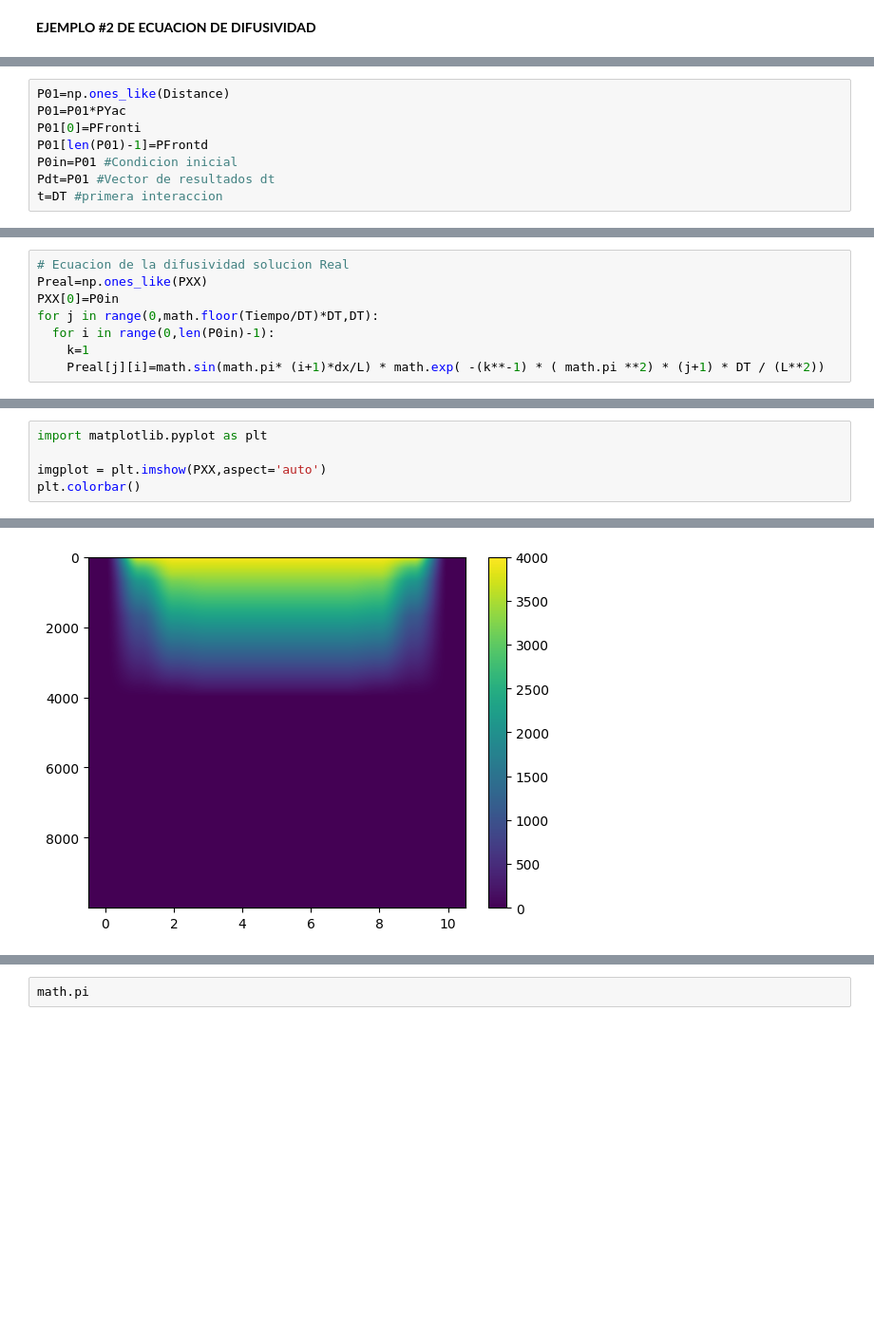
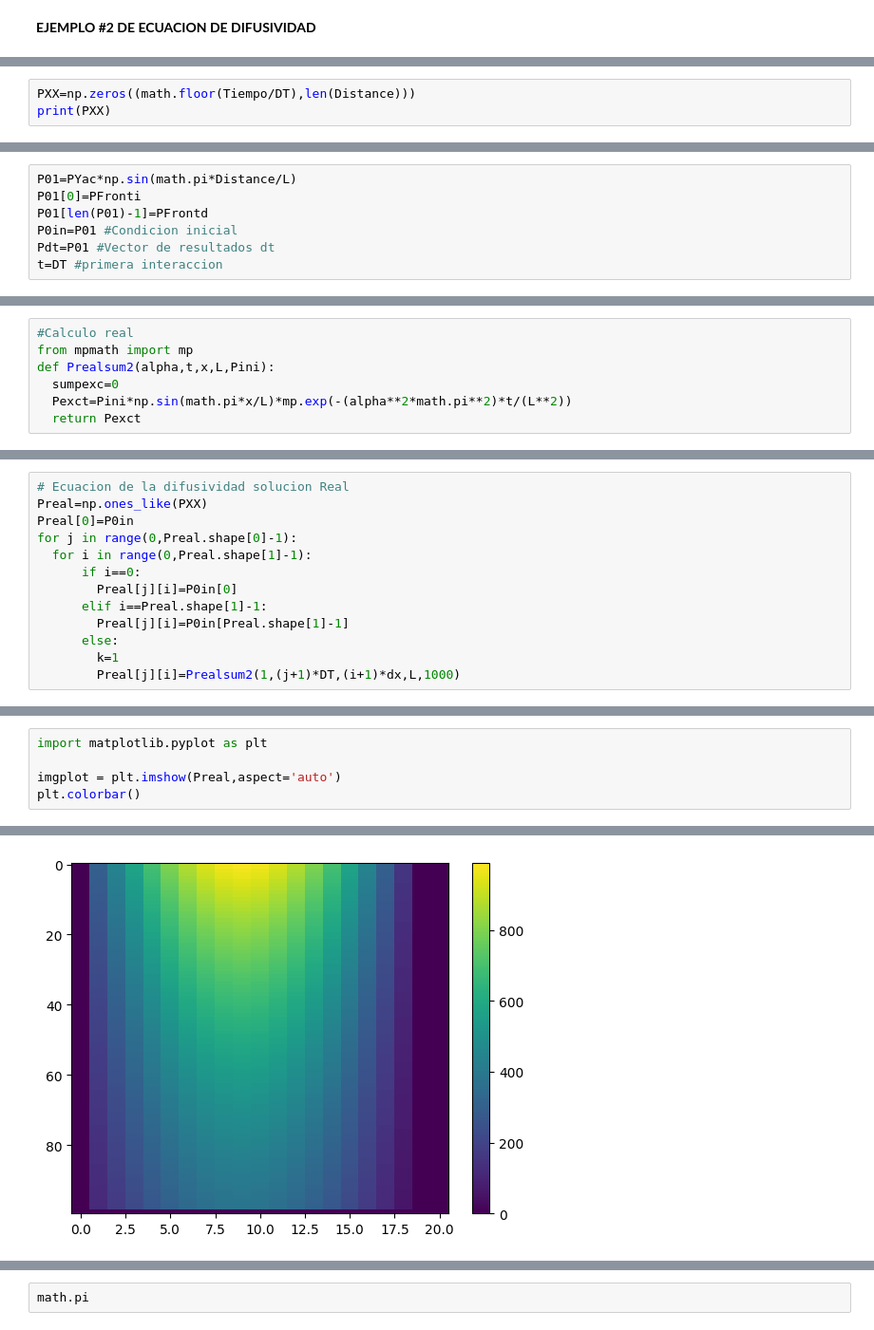
Before and after one commit to JorgeGalarza777/SIM_YAC_GALARZA_UPSE2023, a Jupyter notebook: EJERCICIOYACIMIENTO1.ipynb, the cells around one changed output, grey strips where cells are left out. Shown at 95% size. Cells and saved outputs as stored; diff of their text form; blank space fills up the shorter version.

```diff
--- a/EJERCICIOYACIMIENTO1.ipynb
+++ b/EJERCICIOYACIMIENTO1.ipynb
@@ -148,0 +145,3 @@ PXX.shape
+# %%
+PXX=np.zeros((math.floor(Tiempo/DT),len(Distance)))
+print(PXX)
@@ -149,6 +165,5 @@ PXX.shape
 # %%
-P01=np.ones_like(Distance)
-P01=P01*PYac
+P01=PYac*np.sin(math.pi*Distance/L)
 P01[0]=PFronti
 P01[len(P01)-1]=PFrontd
 P0in=P01 #Condicion inicial
@@ -169,0 +191,7 @@ P0in.shape
+# %%
+#Calculo real
+from mpmath import mp
+def Prealsum2(alpha,t,x,L,Pini):
+  sumpexc=0
+  Pexct=Pini*np.sin(math.pi*x/L)*mp.exp(-(alpha**2*math.pi**2)*t/(L**2))
+  return Pexct
@@ -170,8 +203,13 @@ P0in.shape
 # %%
 # Ecuacion de la difusividad solucion Real
 Preal=np.ones_like(PXX)
-PXX[0]=P0in
-for j in range(0,math.floor(Tiempo/DT)*DT,DT):
-  for i in range(0,len(P0in)-1):
-    k=1
-    Preal[j][i]=math.sin(math.pi* (i+1)*dx/L) * math.exp( -(k**-1) * ( math.pi **2) * (j+1) * DT / (L**2))
+Preal[0]=P0in
+for j in range(0,Preal.shape[0]-1):
+  for i in range(0,Preal.shape[1]-1):
+      if i==0:
+        Preal[j][i]=P0in[0]
+      elif i==Preal.shape[1]-1:
+        Preal[j][i]=P0in[Preal.shape[1]-1]
+      else:
+        k=1
+        Preal[j][i]=Prealsum2(1,(j+1)*DT,(i+1)*dx,L,1000)
@@ -212,8 +268,8 @@ Distance.shape
 # %%
 import matplotlib.pyplot as plt
 
-imgplot = plt.imshow(PXX,aspect='auto')
+imgplot = plt.imshow(Preal,aspect='auto')
 plt.colorbar()
 # %% [output]
 <matplotlib.colorbar.Colorbar at 0x...>
-[figure, old version]
+[figure, new version]
```
Also changed, not shown: parts of 23 cells of this notebook.
